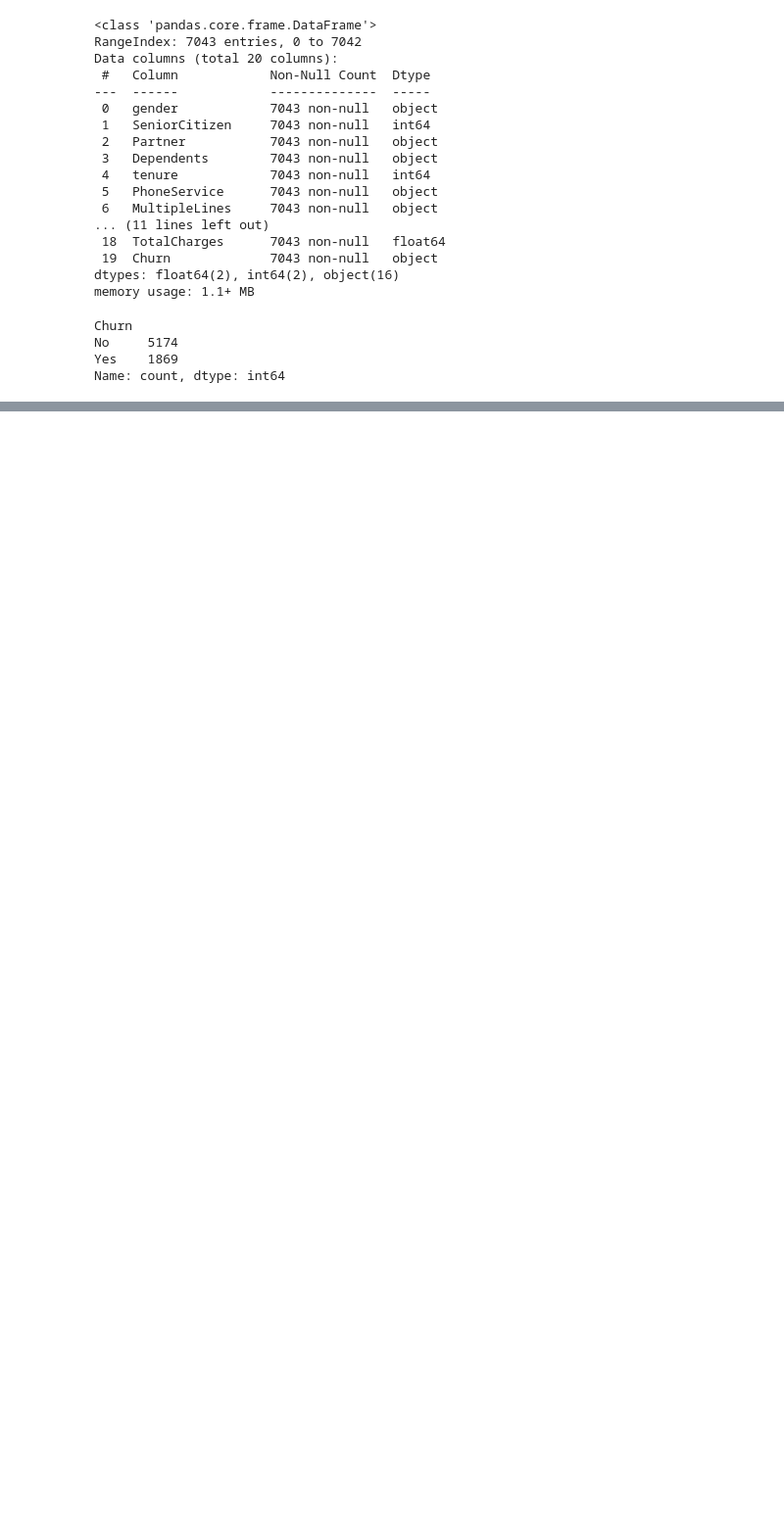
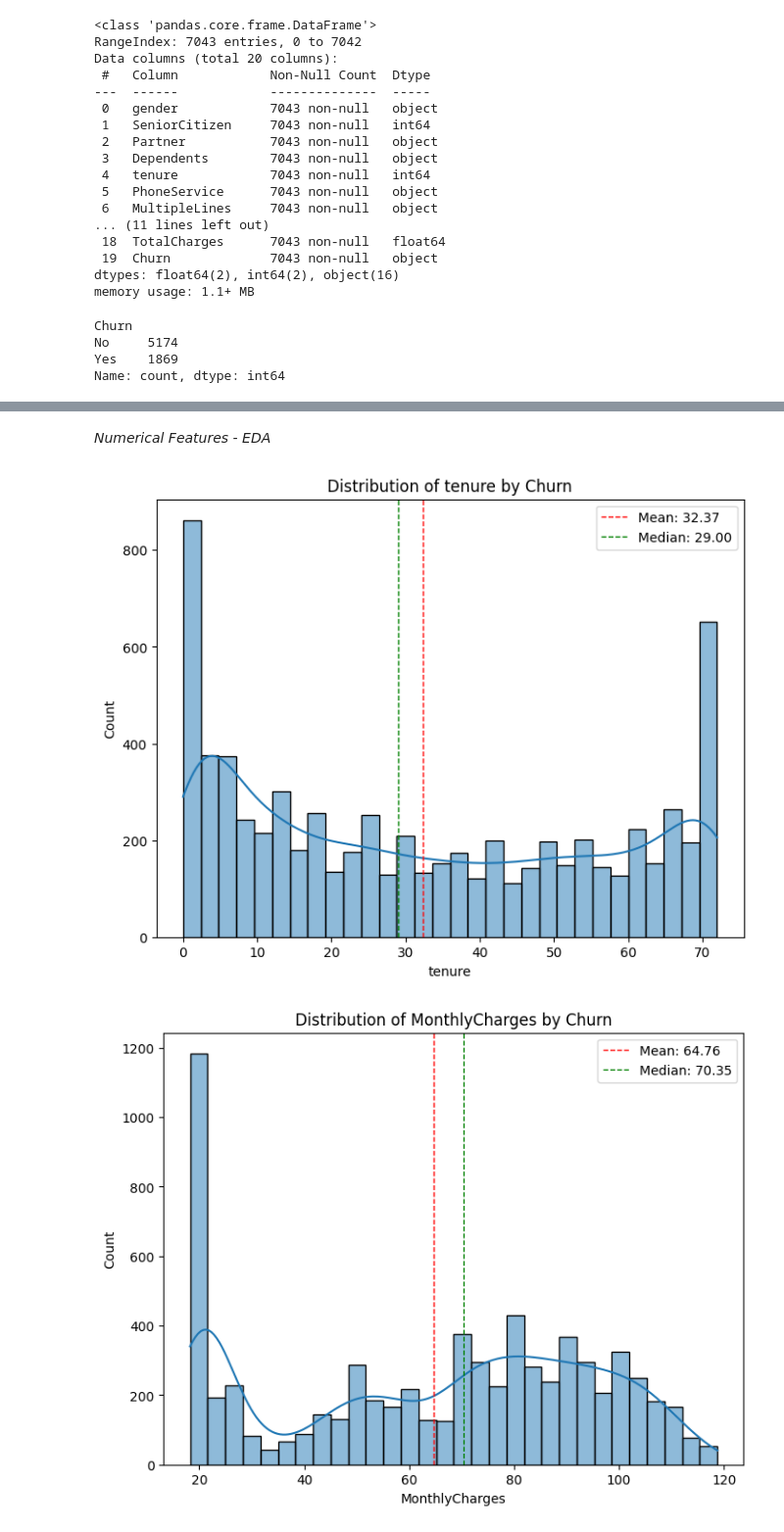
Before and after one commit to Ganindu-Deshapriya/Customer_Churn_Prediction_Group_06, a Jupyter notebook: Customer_Churn_Prediction_Group_06/notebooks/Ganindu_FC211004/gdesh_xgb.ipynb, the cells around one changed output, grey strips where cells are left out. Shown: that part at 98% size. Drawn from its saved outputs; the diff is of its cells as text; code cells hidden in the pictures; blank space fills up the shorter version.

```diff
--- a/Customer_Churn_Prediction_Group_06/notebooks/Ganindu_FC211004/gdesh_xgb.ipynb
+++ b/Customer_Churn_Prediction_Group_06/notebooks/Ganindu_FC211004/gdesh_xgb.ipynb
@@ -128,0 +161,23 @@ Name: count, dtype: int64
+# %% [markdown]
+*Numerical Features - EDA*
+# %%
+def plot_histogram(df, column_name):
+    plt.figure(figsize=(8, 6))
+    sns.histplot(df[column_name], bins=30, kde=True)
+    plt.title(f'Distribution of {column_name} by Churn')
+    #mean and median lines
+    mean_val = df[column_name].mean()
+    median_val = df[column_name].median()
+    plt.axvline(mean_val, color='r', linestyle='dashed', linewidth=1, label=f'Mean: {mean_val:.2f}')
+    plt.axvline(median_val, color='g', linestyle='dashed', linewidth=1, label=f'Median: {median_val:.2f}')
+    plt.legend()
+    plt.xlabel(column_name)
+    plt.ylabel('Count')
+    plt.show()
+# %%
+plot_histogram(df, 'tenure')
+plot_histogram(df, 'MonthlyCharges')
+plot_histogram(df, 'TotalCharges')
+# %% [output]
+[figure, added]
+[figure, added]
```
Also changed, not shown: parts of 13 cells of this notebook.
